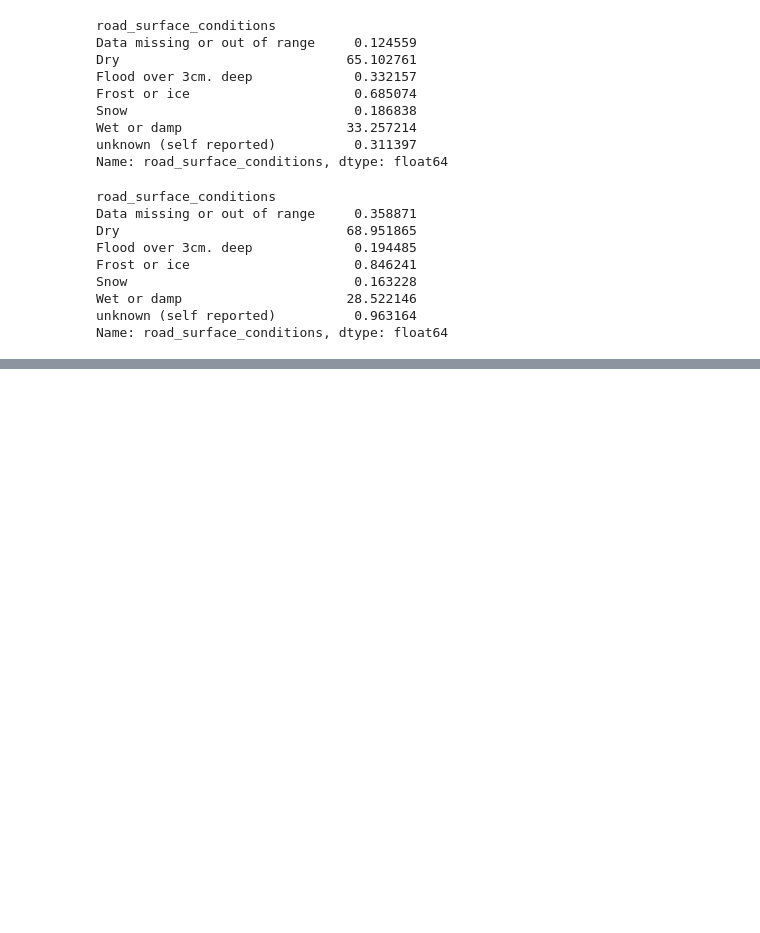
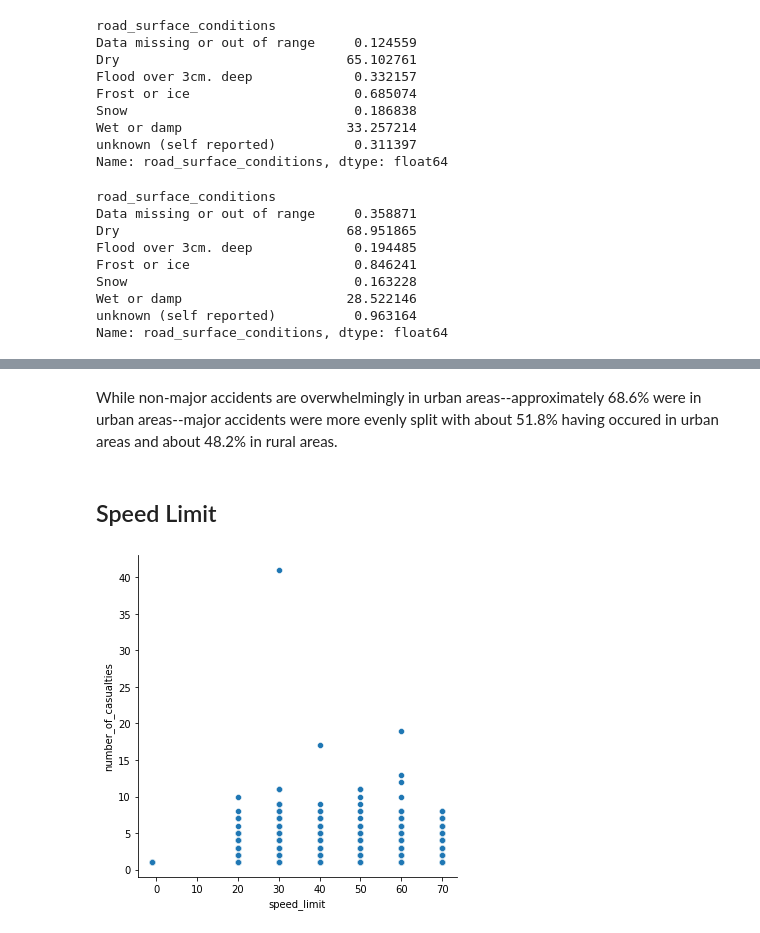
Before and after one commit to teruki-i/high_fatality_accidents, a Jupyter notebook: notebook.ipynb, the cells around one changed output, grey strips where cells are left out. Saved outputs shown, nothing was run; the diff lists cells and outputs as text; code cells hidden in the pictures; blank space fills up the shorter version.

```diff
--- a/notebook.ipynb
+++ b/notebook.ipynb
@@ -601,0 +693,9 @@ Name: road_surface_conditions, dtype: float64
+# %% [markdown]
+While non-major accidents are overwhelmingly in urban areas--approximately 68.6% were in urban areas--major accidents were more evenly split with about 51.8% having occured in urban areas and about 48.2% in rural areas.
+# %% [markdown]
+## Speed Limit
+# %%
+sns.relplot(x='speed_limit', y='number_of_casualties', data=accidents)
+plt.show()
+# %% [output]
+[figure, added]
```
Also changed, not shown: parts of 17 cells of this notebook.
